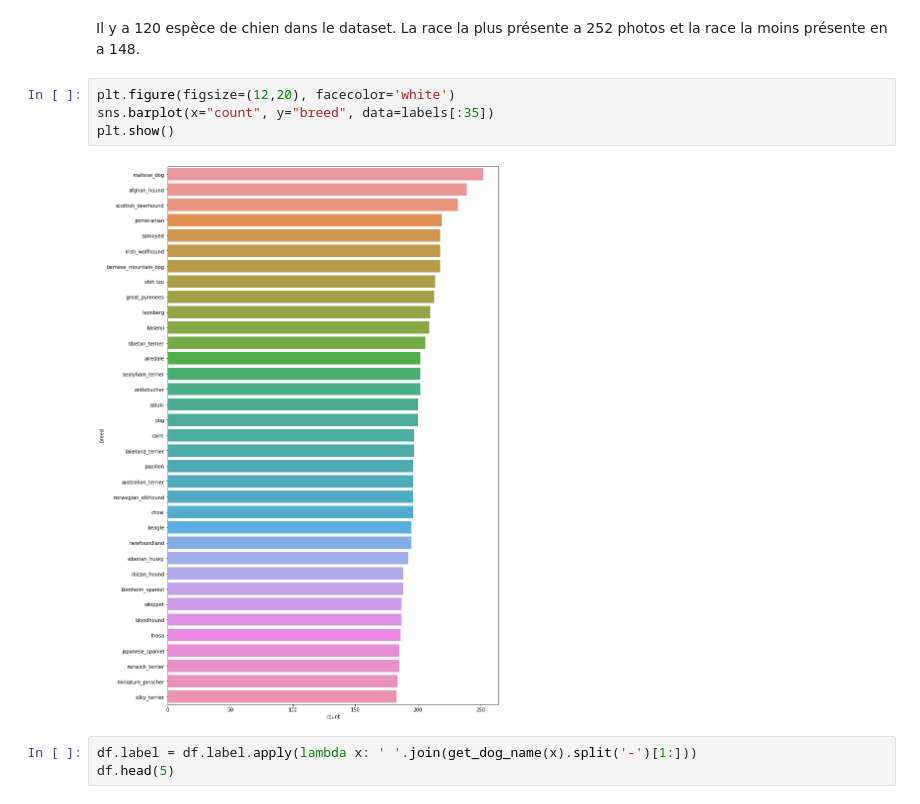
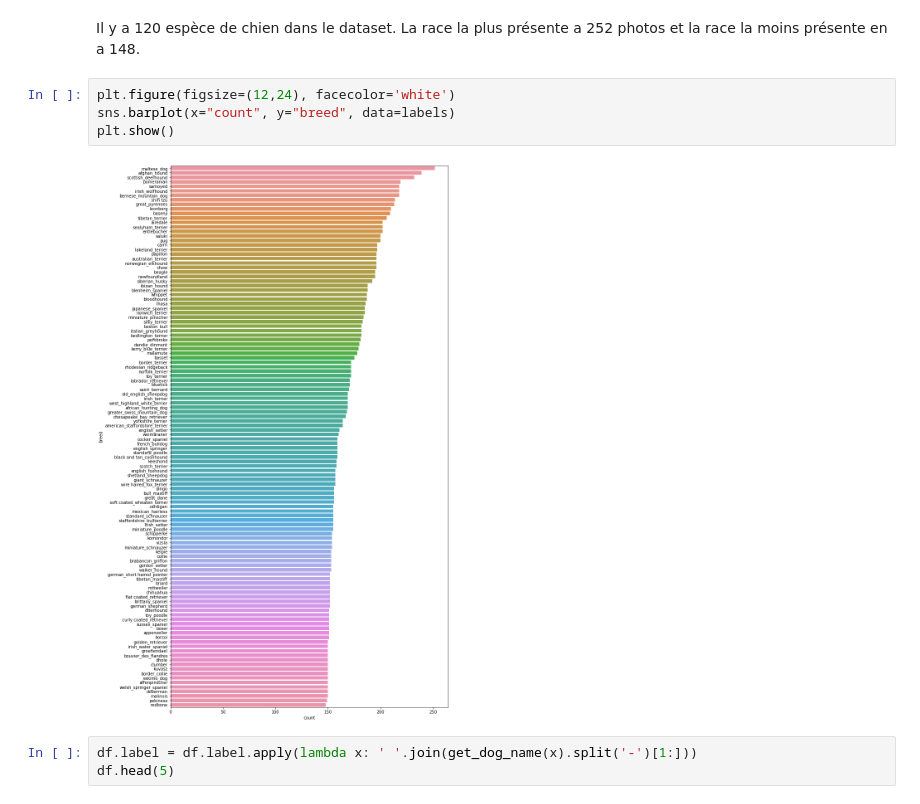
Before and after one commit to VincentNFR/openclassrooms_p06, a Jupyter notebook: analyse_exploratoire.ipynb, the cells around one changed output. Cells and saved outputs as stored; diff of their text form.

```diff
--- a/analyse_exploratoire.ipynb
+++ b/analyse_exploratoire.ipynb
@@ -106,11 +106,11 @@ Name: count, dtype: float64
 Il y a 120 espèce de chien dans le dataset.
 La race la plus présente a 252 photos et la race la moins présente en a 148.
 # %%
-plt.figure(figsize=(12,20), facecolor='white')
-sns.barplot(x="count", y="breed", data=labels[:35])
+plt.figure(figsize=(12,24), facecolor='white')
+sns.barplot(x="count", y="breed", data=labels)
 plt.show()
 # %% [output]
-[figure, old version]
+[figure, new version]
 # %%
 df.label = df.label.apply(lambda x: ' '.join(get_dog_name(x).split('-')[1:]))
 df.head(5)
```
